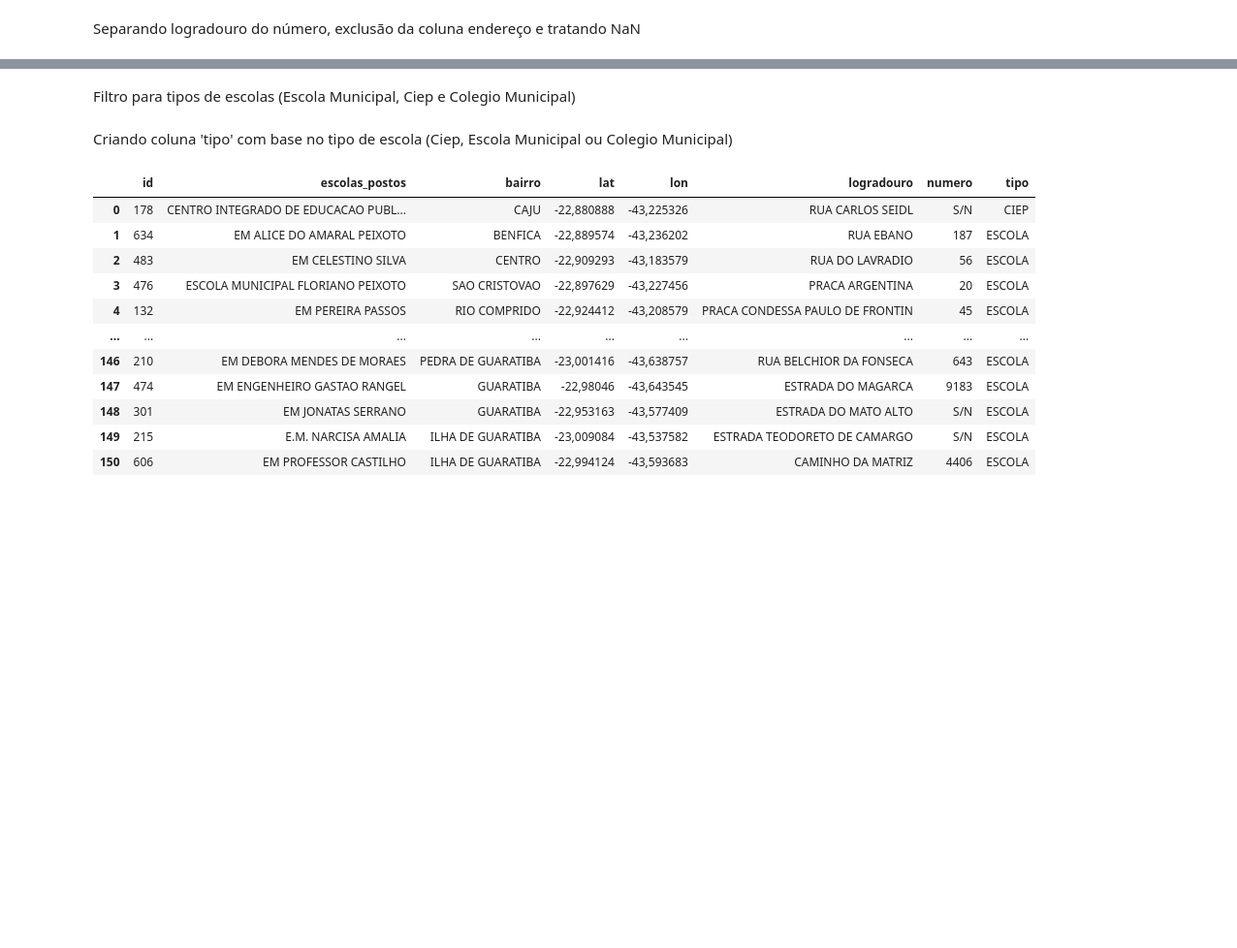
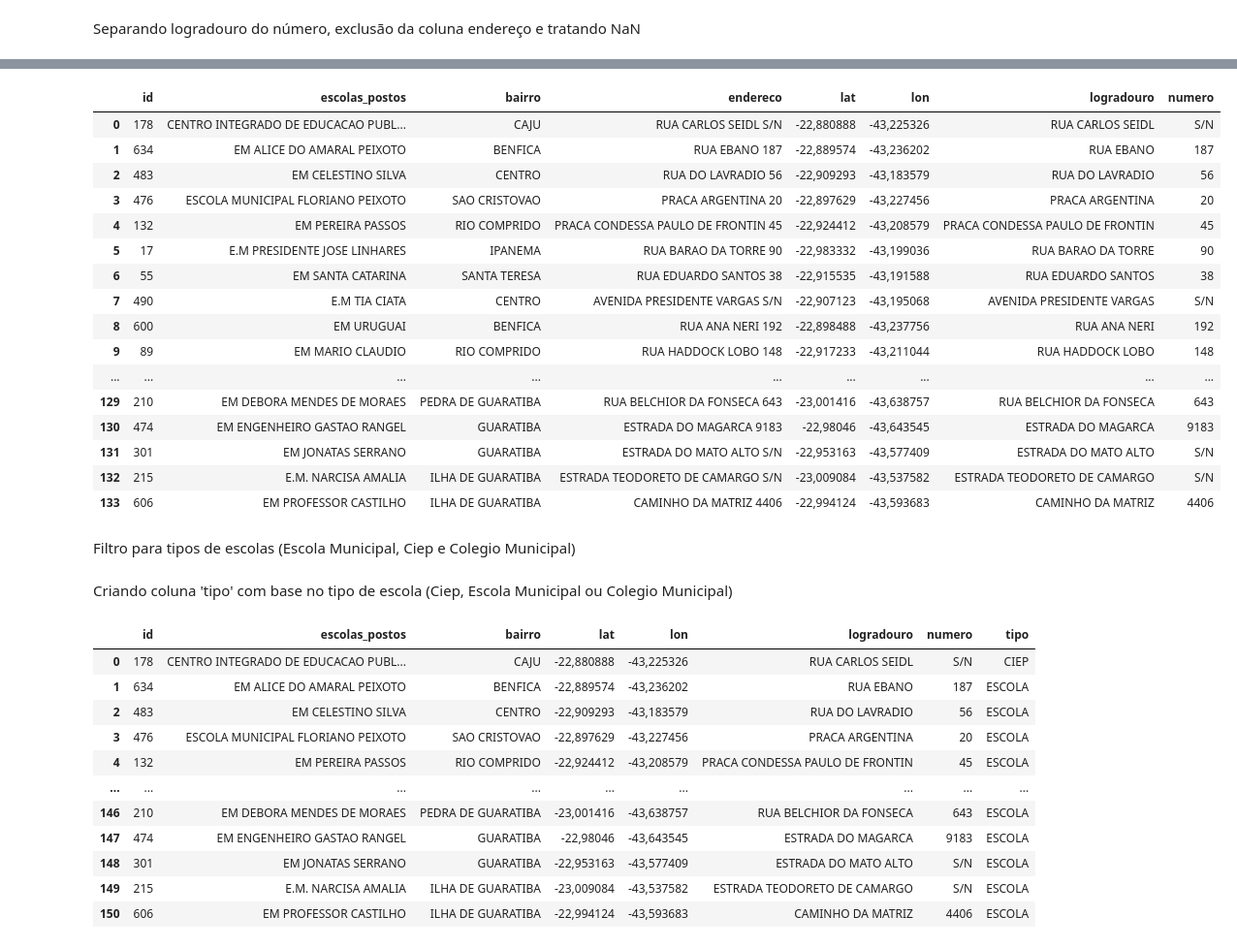
Before and after one commit to 1racosta/santander_coders, a Jupyter notebook: Técnicas de Programação/projeto_final.ipynb, the cells around one changed output, grey strips where cells are left out. Shown at 97% size. Drawn from its saved outputs; the diff is of its cells as text; code cells hidden in the pictures; blank space fills up the shorter version.

Commit message:
tratamento_endereco_e_duplicado

```diff
--- a/Técnicas de Programação/projeto_final.ipynb
+++ b/Técnicas de Programação/projeto_final.ipynb
@@ -21,3 +21,7 @@ df_dados_entrega = df_escolas.copy()
 pd.reset_option('display.max_columns')
 pd.reset_option('display.max_rows')
 # df_dados_entrega
+# %%
+pd.set_option('display.max_columns', None)
+pd.set_option('display.max_rows', None)
+df_dados_entrega
@@ -80,0 +294,4 @@ df_dados_entrega.loc[:, 'endereço '] = df_dados_entrega['endereço '].str.repla
+# %%
+# PADRONIZANDO S/N
+
+df_dados_entrega['endereco'] = df_dados_entrega['endereco'].str.replace(r'S/N(\.|\w+)*', 'S/N', regex = True)
@@ -81,11 +330,2 @@ df_dados_entrega.loc[:, 'endereço '] = df_dados_entrega['endereço '].str.repla
 # %% [markdown]
 Separando logradouro do número, exclusão da coluna endereço e tratando NaN
-# %%
-
-
-df_dados_entrega.loc[:,'logradouro'] = df_dados_entrega['endereço '].str.replace(r'(\d+|S/NO)', '', regex=True)
-df_dados_entrega.loc[:,'numero'] = df_dados_entrega['endereço '].str.extract(r'(\d+|S/N)')
-df_dados_entrega.loc[:,'numero'] = df_dados_entrega.fillna('NAO INFORMADO')
-
-df_dados_entrega = df_dados_entrega.drop('endereço ', axis=1)
-df_dados_entrega
@@ -106,3 +332,70 @@ df_dados_entrega
+# %%
+# CRIAÇÃO COLUNA NÚMERO:
+# Extrair o S/N do Endereço
+# Extrair o Final do Endereço SE FOR DÍGITO
+# Se não tiver S/N e nem Dígito no Final -> inserir "NÃO INFORMADO",
+
+def cria_numero(texto:str) -> str:
+
+    if 'S/N' in texto:
+        texto = 'S/N'
+    elif any(char.isdigit() for char in texto.split()[-1]):
+        texto =  texto.split()[-1]
+    else:
+        texto = 'NAO INFORMADO'
+    return texto
+
+
+# CRIAÇÃO COLUNA LOGRADOURO:
+# Se TEM S/N, RETIRA S/N
+# SE REGEX_CONTAINS(df_dados_entrega['endereco'].str.rsplit(' ', n=1).str.get(-1), R'[\d]) == TRUE, remover esse digito
+# mantem o que está
+
+def cria_logradouro(texto:str) -> str:
+
+    if 'S/N' in texto:
+        texto = texto.replace('S/N', '')
+    elif any(char.isdigit() for char in texto.split()[-1]):
+        texto =  ' '.join(texto.split()[0:-1])
+    else:
+        pass
+    return texto
+
+
+df_dados_entrega['logradouro'] = df_dados_entrega['endereco'].apply(cria_logradouro)
+
+#df_dados_entrega.loc[:,'logradouro'] = df_dados_entrega['endereco'].apply(cria_logradouro)
+
+
+df_dados_entrega['numero'] = df_dados_entrega['endereco'].apply(cria_numero)
+
+#df_dados_entrega.loc[:,'numero'] = df_dados_entrega['endereco'].apply(cria_numero)
+
+
+# DELETANDO COLUNA ENDEREÇO
+df_dados_entrega = df_dados_entrega.drop('endereco', axis=1)
+
+pd.set_option('display.max_columns', None)
+pd.set_option('display.max_rows', None)
+df_dados_entrega
+# %% [output]
+|  | id | escolas_postos | bairro | endereco | lat | lon | logradouro | numero |
+| 0 | 178 | CENTRO INTEGRADO DE EDUCACAO PUBL... | CAJU | RUA CARLOS SEIDL S/N | -22,880888 | -43,225326 | RUA CARLOS SEIDL | S/N |
+| 1 | 634 | EM ALICE DO AMARAL PEIXOTO | BENFICA | RUA EBANO 187 | -22,889574 | -43,236202 | RUA EBANO | 187 |
+| 2 | 483 | EM CELESTINO SILVA | CENTRO | RUA DO LAVRADIO 56 | -22,909293 | -43,183579 | RUA DO LAVRADIO | 56 |
+| 3 | 476 | ESCOLA MUNICIPAL FLORIANO PEIXOTO | SAO CRISTOVAO | PRACA ARGENTINA 20 | -22,897629 | -43,227456 | PRACA ARGENTINA | 20 |
+| 4 | 132 | EM PEREIRA PASSOS | RIO COMPRIDO | PRACA CONDESSA PAULO DE FRONTIN 45 | -22,924412 | -43,208579 | PRACA CONDESSA PAULO DE FRONTIN | 45 |
+| 5 | 17 | E.M PRESIDENTE JOSE LINHARES | IPANEMA | RUA BARAO DA TORRE 90 | -22,983332 | -43,199036 | RUA BARAO DA TORRE | 90 |
+| 6 | 55 | EM SANTA CATARINA | SANTA TERESA | RUA EDUARDO SANTOS 38 | -22,915535 | -43,191588 | RUA EDUARDO SANTOS | 38 |
+| 7 | 490 | E.M TIA CIATA | CENTRO | AVENIDA PRESIDENTE VARGAS S/N | -22,907123 | -43,195068 | AVENIDA PRESIDENTE VARGAS | S/N |
+| 8 | 600 | EM URUGUAI | BENFICA | RUA ANA NERI 192 | -22,898488 | -43,237756 | RUA ANA NERI | 192 |
+| 9 | 89 | EM MARIO CLAUDIO | RIO COMPRIDO | RUA HADDOCK LOBO 148 | -22,917233 | -43,211044 | RUA HADDOCK LOBO | 148 |
+| ... | ... | ... | ... | ... | ... | ... | ... | ... |
+| 129 | 210 | EM DEBORA MENDES DE MORAES | PEDRA DE GUARATIBA | RUA BELCHIOR DA FONSECA 643 | -23,001416 | -43,638757 | RUA BELCHIOR DA FONSECA | 643 |
+| 130 | 474 | EM ENGENHEIRO GASTAO RANGEL | GUARATIBA | ESTRADA DO MAGARCA 9183 | -22,98046 | -43,643545 | ESTRADA DO MAGARCA | 9183 |
+| 131 | 301 | EM JONATAS SERRANO | GUARATIBA | ESTRADA DO MATO ALTO S/N | -22,953163 | -43,577409 | ESTRADA DO MATO ALTO | S/N |
+| 132 | 215 | E.M. NARCISA AMALIA | ILHA DE GUARATIBA | ESTRADA TEODORETO DE CAMARGO S/N | -23,009084 | -43,537582 | ESTRADA TEODORETO DE CAMARGO | S/N |
+| 133 | 606 | EM PROFESSOR CASTILHO | ILHA DE GUARATIBA | CAMINHO DA MATRIZ 4406 | -22,994124 | -43,593683 | CAMINHO DA MATRIZ | 4406 |
 # %% [markdown]
 Filtro para tipos de escolas (Escola Municipal, Ciep e Colegio Municipal)
 # %%
```
Also changed, not shown: parts of 26 cells of this notebook.
